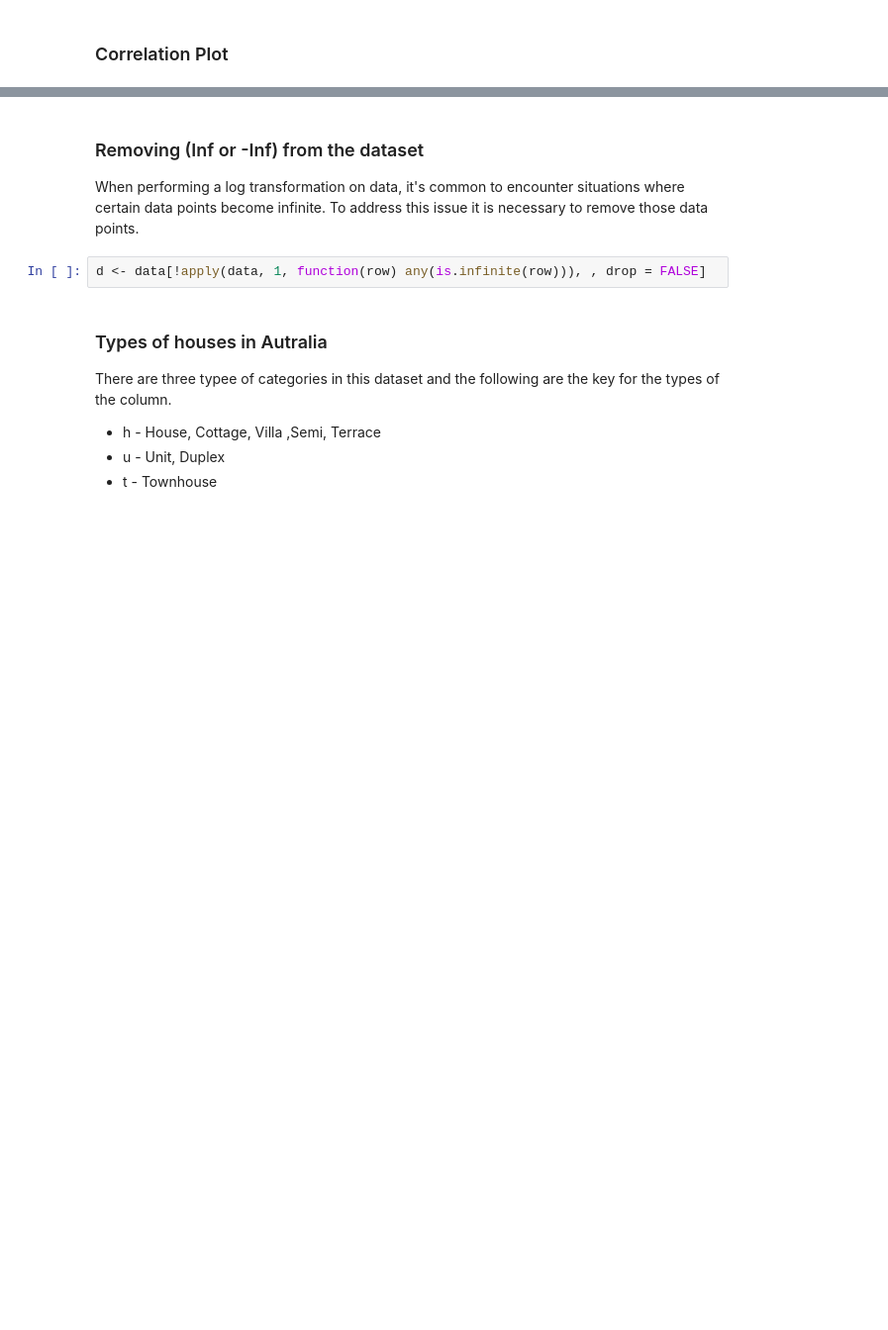
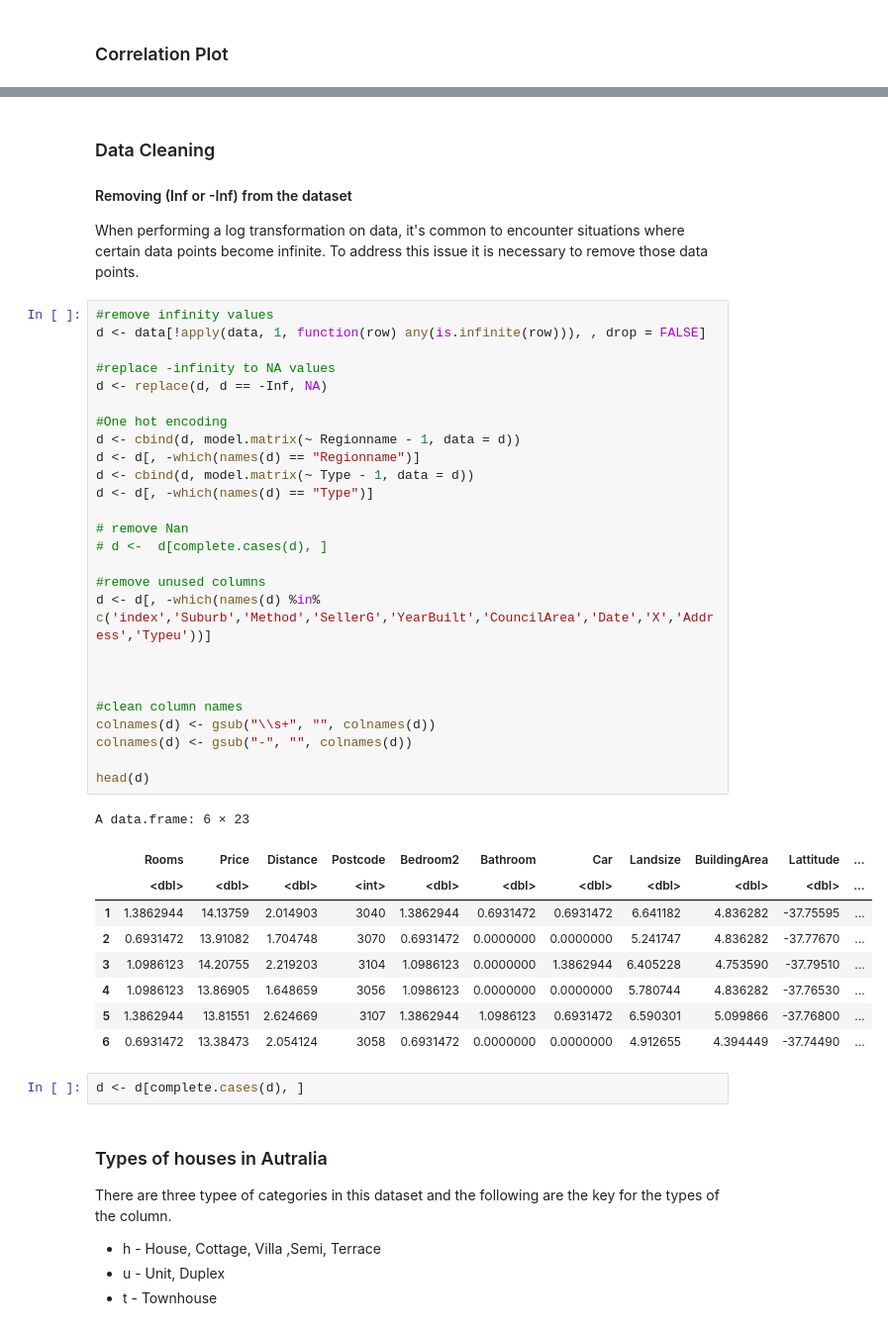
Before and after one commit to santhosh1299/Final-Project, a Jupyter notebook: project.ipynb, the cells around one changed output, grey strips where cells are left out. Shown at 99% size. Saved outputs shown, nothing was run; the diff lists cells and outputs as text; blank space fills up the shorter version.

```diff
--- a/project.ipynb
+++ b/project.ipynb
@@ -115,9 +107,48 @@ corrplot(cor(data_num), method = "ellipse", col = col4(100),  addCoef.col = "bla
 # %% [markdown]
-### Removing (Inf or -Inf) from the dataset
+### Data Cleaning
+
+
+#### Removing (Inf or -Inf) from the dataset
 
 When performing a log transformation on data, it's common to encounter situations where certain data points become infinite. To address this issue it is necessary to remove those data points.
-# %%
-d <- data[!apply(data, 1, function(row) any(is.infinite(row))), , drop = FALSE]
+# %%
+#remove infinity values
+d <- data[!apply(data, 1, function(row) any(is.infinite(row))), , drop = FALSE]
+
+#replace -infinity to NA values
+d <- replace(d, d == -Inf, NA)
+
+#One hot encoding
+d <- cbind(d, model.matrix(~ Regionname - 1, data = d))
+d <- d[, -which(names(d) == "Regionname")]
+d <- cbind(d, model.matrix(~ Type - 1, data = d))
+d <- d[, -which(names(d) == "Type")]
+
+# remove Nan
+# d <-  d[complete.cases(d), ]
+
+#remove unused columns
+d <- d[, -which(names(d) %in% c('index','Suburb','Method','SellerG','YearBuilt','CouncilArea','Date','X','Address','Typeu'))]
+
+
+
+#clean column names
+colnames(d) <- gsub("\\s+", "", colnames(d))
+colnames(d) <- gsub("-", "", colnames(d))
+
+head(d)
+# %% [output]
+A data.frame: 6 × 23
+|  | Rooms | Price | Distance | Postcode | Bedroom2 | Bathroom | Car | Landsize | BuildingArea | Lattitude | ... |
+|  | <dbl> | <dbl> | <dbl> | <int> | <dbl> | <dbl> | <dbl> | <dbl> | <dbl> | <dbl> | ... |
+| 1 | 1.3862944 | 14.13759 | 2.014903 | 3040 | 1.3862944 | 0.6931472 | 0.6931472 | 6.641182 | 4.836282 | -37.75595 | ... |
+| 2 | 0.6931472 | 13.91082 | 1.704748 | 3070 | 0.6931472 | 0.0000000 | 0.0000000 | 5.241747 | 4.836282 | -37.77670 | ... |
+| 3 | 1.0986123 | 14.20755 | 2.219203 | 3104 | 1.0986123 | 0.0000000 | 1.3862944 | 6.405228 | 4.753590 | -37.79510 | ... |
+| 4 | 1.0986123 | 13.86905 | 1.648659 | 3056 | 1.0986123 | 0.0000000 | 0.0000000 | 5.780744 | 4.836282 | -37.76530 | ... |
+| 5 | 1.3862944 | 13.81551 | 2.624669 | 3107 | 1.3862944 | 1.0986123 | 0.6931472 | 6.590301 | 5.099866 | -37.76800 | ... |
+| 6 | 0.6931472 | 13.38473 | 2.054124 | 3058 | 0.6931472 | 0.0000000 | 0.0000000 | 4.912655 | 4.394449 | -37.74490 | ... |
+# %%
+d <- d[complete.cases(d), ]
 # %% [markdown]
 ### Types of houses in Autralia
 
```
Also changed, not shown: parts of 23 cells of this notebook.
